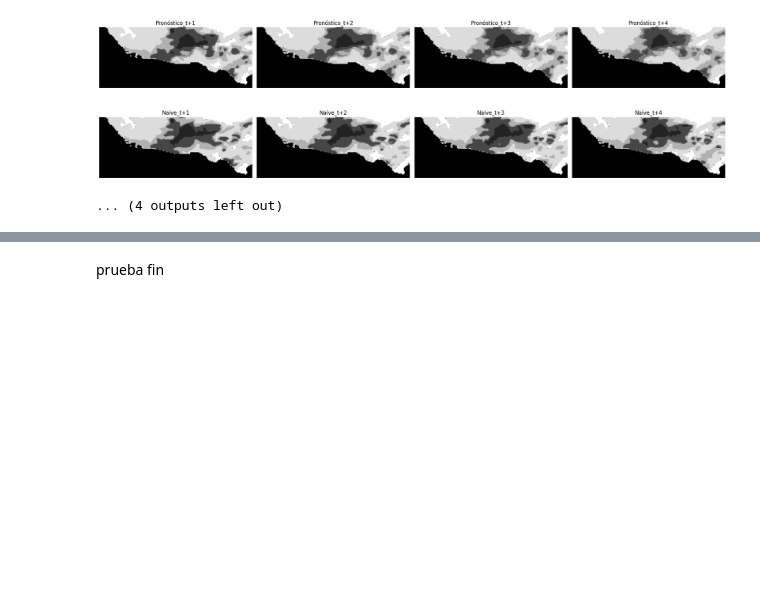
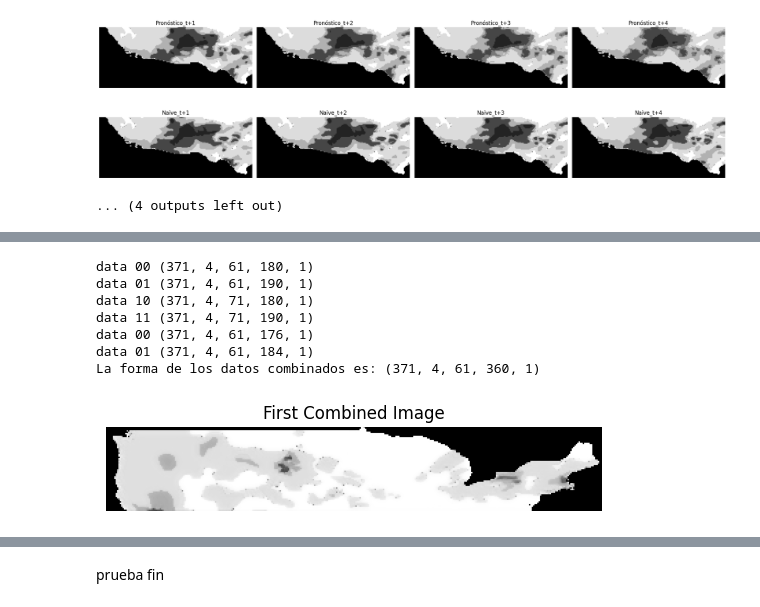
Before and after one commit to SahirReyes30/ImageXpartes, a Jupyter notebook: AlgorimoConvLSTM.ipynb, the cells around one changed output, grey strips where cells are left out. Drawn from its saved outputs; the diff is of its cells as text; code cells hidden in the pictures; blank space fills up the shorter version.

Commit message:
crear imagen de 122x360 con los nuevos bordes y limpieza de codigo

```diff
--- a/AlgorimoConvLSTM.ipynb
+++ b/AlgorimoConvLSTM.ipynb
@@ -767,0 +776,44 @@ COLORSS [[0.        ]
+# %%
+data0_0 = np.load("DroughtDatasetMask/dataset/BordesNuevos/61_180Part0_0/PredictionsConvolutionLSTM_forecast_61_180_Part0_0_w5.npy")
+data0_1 = np.load("DroughtDatasetMask/dataset/BordesNuevos/61_180Part0_1/PredictionsConvolutionLSTM_forecast_61_190_Part0_1_w5.npy")
+data1_0 = np.load("DroughtDatasetMask/dataset/BordesNuevos/61_180Part1_0/PredictionsConvolutionLSTM_forecast_71_180_Part1_0_w5.npy")
+data1_1 = np.load("DroughtDatasetMask/dataset/BordesNuevos/61_180Part1_1/PredictionsConvolutionLSTM_forecast_71_190_Part1_1_w5.npy")
+print("data 00",data0_0.shape)
+print("data 01",data0_1.shape)
+print("data 10",data1_0.shape)
+print("data 11",data1_1.shape)
+
+# Asegúrate de que las dimensiones de tus arrays son las que esperas
+assert data0_0.shape[3] == 180, "La forma de data0_0 no es la esperada"
+assert data0_1.shape[3] == 190, "La forma de data0_1 no es la esperada"
+
+# Recortar 5 pixeles de cada lado
+data0_0 = data0_0[:, :, :, :-4, :]
+data0_1 = data0_1[:, :, :, 6:, :]
+print("data 00",data0_0.shape)
+print("data 01",data0_1.shape)
+
+#concatena los datos
+combined_data0 = np.concatenate((data0_0, data0_1), axis=3)
+
+# La forma final esperada debería ser (371, 4, 61, 360, 1)
+print("La forma de los datos combinados es:", combined_data0.shape)
+
+# Guardar el array combinado
+#output_path = "/path/to/combined_data.npy"
+#np.save(output_path, combined_data)
+
+#plot de la primera imagen
+plt.imshow(combined_data0[0,0], cmap='gray')
+plt.title("First Combined Image")
+plt.axis('off')
+plt.show()
+# %% [output]
+data 00 (371, 4, 61, 180, 1)
+data 01 (371, 4, 61, 190, 1)
+data 10 (371, 4, 71, 180, 1)
+data 11 (371, 4, 71, 190, 1)
+data 00 (371, 4, 61, 176, 1)
+data 01 (371, 4, 61, 184, 1)
+La forma de los datos combinados es: (371, 4, 61, 360, 1)
+[figure, added]
```
Also changed, not shown: parts of 29 cells of this notebook.
